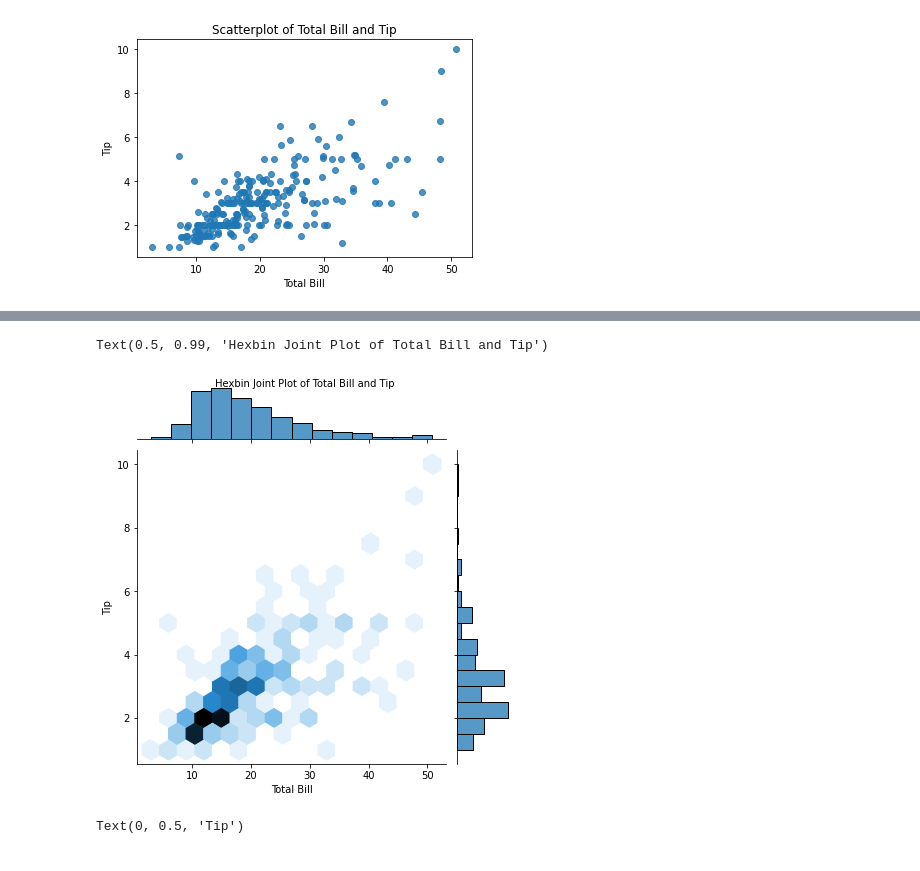
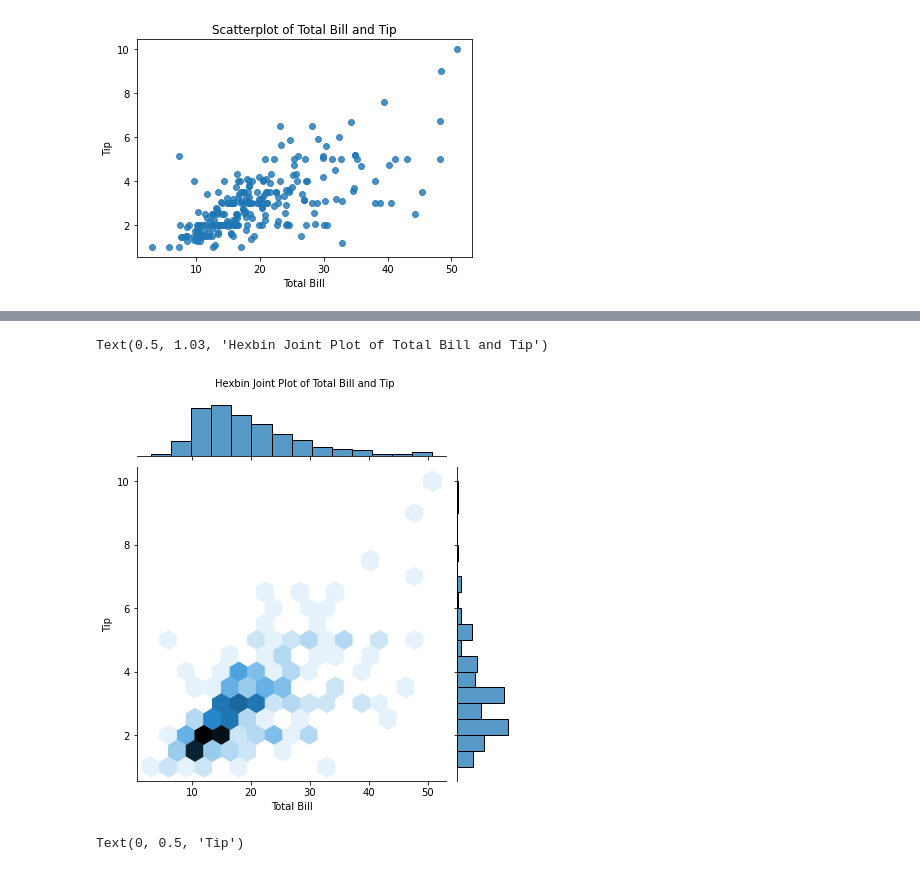
Before and after one commit to kimhj010502/ESAA_YB, a Jupyter notebook: Week4_HW.ipynb, the cells around one changed output, grey strips where cells are left out. Saved outputs shown, nothing was run; the diff lists cells and outputs as text; code cells hidden in the pictures.

```diff
--- a/Week4_HW.ipynb
+++ b/Week4_HW.ipynb
@@ -239,11 +239,11 @@ Text(0.5, 0.99, 'Joint Plot of Total Bill and Tip')
 # %%
 hexbin = sns.jointplot(x='total_bill', y='tip', data=tips, kind='hex') #kind='hex' 옵션: 육각 그래프 출력
 #육각 그래프: 2차원 표면에 육각형으로 데이터를 쌓아 표현하는 그래프로 특정 데이터의 개수가 많아지면 색이 진해짐
 hexbin.set_axis_labels(xlabel='Total Bill', ylabel='Tip')
-hexbin.fig.suptitle('Hexbin Joint Plot of Total Bill and Tip', fontsize=10, y=0.99)
+hexbin.fig.suptitle('Hexbin Joint Plot of Total Bill and Tip', fontsize=10, y=1.03)
 # %% [output]
-Text(0.5, 0.99, 'Hexbin Joint Plot of Total Bill and Tip')
+Text(0.5, 1.03, 'Hexbin Joint Plot of Total Bill and Tip')
-[figure, old version]
+[figure, new version]
 # %%
 ax = plt.subplots()
 ax = sns.kdeplot(data=tips['total_bill'], #kdeplot: 이차원 밀집도 그래프
```
Also changed, not shown: parts of 18 cells of this notebook.
